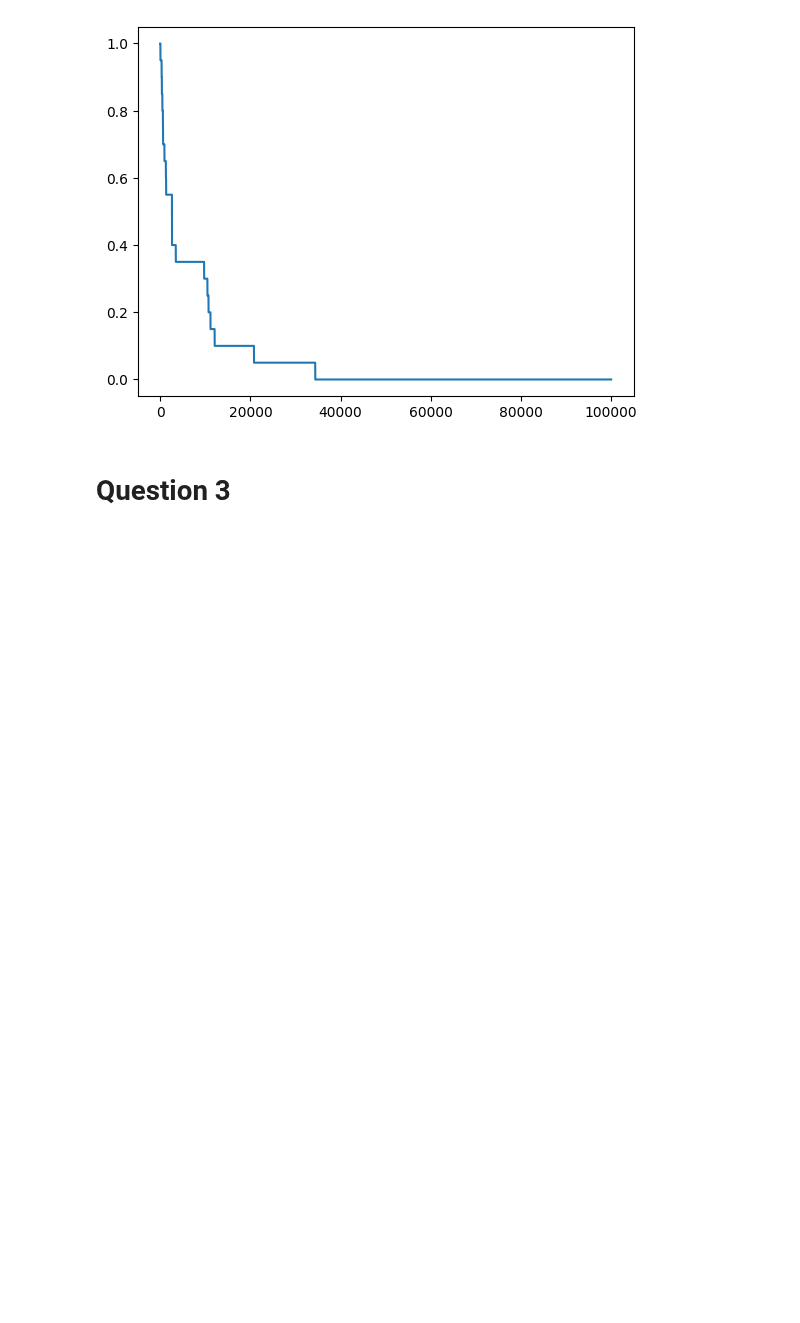
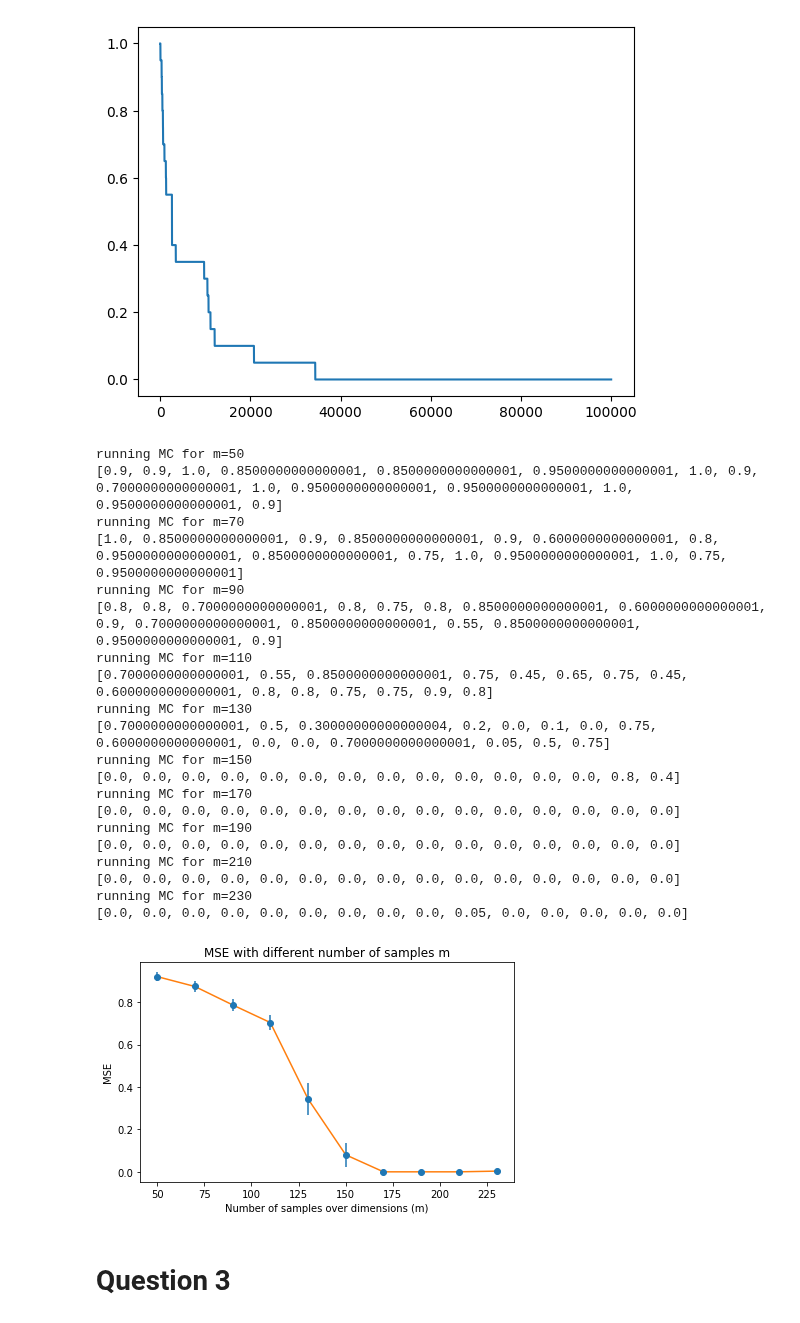
Before and after one commit to michelelupini/MC-project, a Jupyter notebook: main.ipynb, the cells around one changed output. Cells and saved outputs as stored; diff of their text form; code cells hidden in the pictures; blank space fills up the shorter version.

```diff
--- a/main.ipynb
+++ b/main.ipynb
@@ -256,27 +181,55 @@ for beta_start in [0.01, 0.05, 0.1, 0.5, 1, 5, 10]:
 print(best_mse, best_n_iterations)
 print(best_params_and_scores)
 # %%
+
+
 losses_with_different_m = []
-m_values = np.arange(250 , 2250, 250)
+m_values = np.arange(50 , 250, 20)
 
 for m_value in  m_values:
     # for the different values of m only save the last loss (after doing all the iterations)
     print(f'running MC for m={m_value}')
     beta =  10
-    increase_every = 1500
-    multiplicative_increase =  1.00001
-    mse, n_iterations = run_multiple_experiments(1, beta, m_value, d, s, fixed_ones=False, sign=False, iterations = iterations, change_beta_every= increase_every, update_beta=lambda x : x * multiplicative_increase)
-    print(n_iterations)
+
+    beta, mse, n_iterations = run_multiple_experiments(15, beta, m_value, d, s, fixed_ones=True, sign=False, iterations = iterations)
+
+    print(mse)
     losses_with_different_m.append(mse)
 
+# Plot confidence intervals as error bars
+plt.errorbar(m_values, np.array(losses_with_different_m).mean(axis = 1),
+             yerr= np.array(losses_with_different_m).std(axis = 1) / np.sqrt(15), fmt='o', label='Confidence Intervals')
 
-plt.plot(m_values, losses_with_different_m) # always changes
+
+plt.plot(m_values, np.array(losses_with_different_m).mean(axis = 1)) # always changes
 plt.ylabel('MSE')
 plt.xlabel('Number of samples over dimensions (m)')
 plt.title('MSE with different number of samples m')
 plt.tight_layout()
 
-plt.savefig('img/q1_ex6_minimum_m_to_recover.jpg')
+plt.savefig('img/q2_ex3_minimum_m_to_recover.jpg')
+# %% [output]
+running MC for m=50
+[0.9, 0.9, 1.0, 0.8500000000000001, 0.8500000000000001, 0.9500000000000001, 1.0, 0.9, 0.7000000000000001, 1.0, 0.9500000000000001, 0.9500000000000001, 1.0, 0.9500000000000001, 0.9]
+running MC for m=70
+[1.0, 0.8500000000000001, 0.9, 0.8500000000000001, 0.9, 0.6000000000000001, 0.8, 0.9500000000000001, 0.8500000000000001, 0.75, 1.0, 0.9500000000000001, 1.0, 0.75, 0.9500000000000001]
+running MC for m=90
+[0.8, 0.8, 0.7000000000000001, 0.8, 0.75, 0.8, 0.8500000000000001, 0.6000000000000001, 0.9, 0.7000000000000001, 0.8500000000000001, 0.55, 0.8500000000000001, 0.9500000000000001, 0.9]
+running MC for m=110
+[0.7000000000000001, 0.55, 0.8500000000000001, 0.75, 0.45, 0.65, 0.75, 0.45, 0.6000000000000001, 0.8, 0.8, 0.75, 0.75, 0.9, 0.8]
+running MC for m=130
+[0.7000000000000001, 0.5, 0.30000000000000004, 0.2, 0.0, 0.1, 0.0, 0.75, 0.6000000000000001, 0.0, 0.0, 0.7000000000000001, 0.05, 0.5, 0.75]
+running MC for m=150
+[0.0, 0.0, 0.0, 0.0, 0.0, 0.0, 0.0, 0.0, 0.0, 0.0, 0.0, 0.0, 0.0, 0.8, 0.4]
+running MC for m=170
+[0.0, 0.0, 0.0, 0.0, 0.0, 0.0, 0.0, 0.0, 0.0, 0.0, 0.0, 0.0, 0.0, 0.0, 0.0]
+running MC for m=190
+[0.0, 0.0, 0.0, 0.0, 0.0, 0.0, 0.0, 0.0, 0.0, 0.0, 0.0, 0.0, 0.0, 0.0, 0.0]
+running MC for m=210
+[0.0, 0.0, 0.0, 0.0, 0.0, 0.0, 0.0, 0.0, 0.0, 0.0, 0.0, 0.0, 0.0, 0.0, 0.0]
+running MC for m=230
+[0.0, 0.0, 0.0, 0.0, 0.0, 0.0, 0.0, 0.0, 0.0, 0.05, 0.0, 0.0, 0.0, 0.0, 0.0]
+[figure, added]
 # %% [markdown]
 # Question 3
 # %%
```
Also changed, not shown: parts of 11 cells of this notebook, 5 other files.
